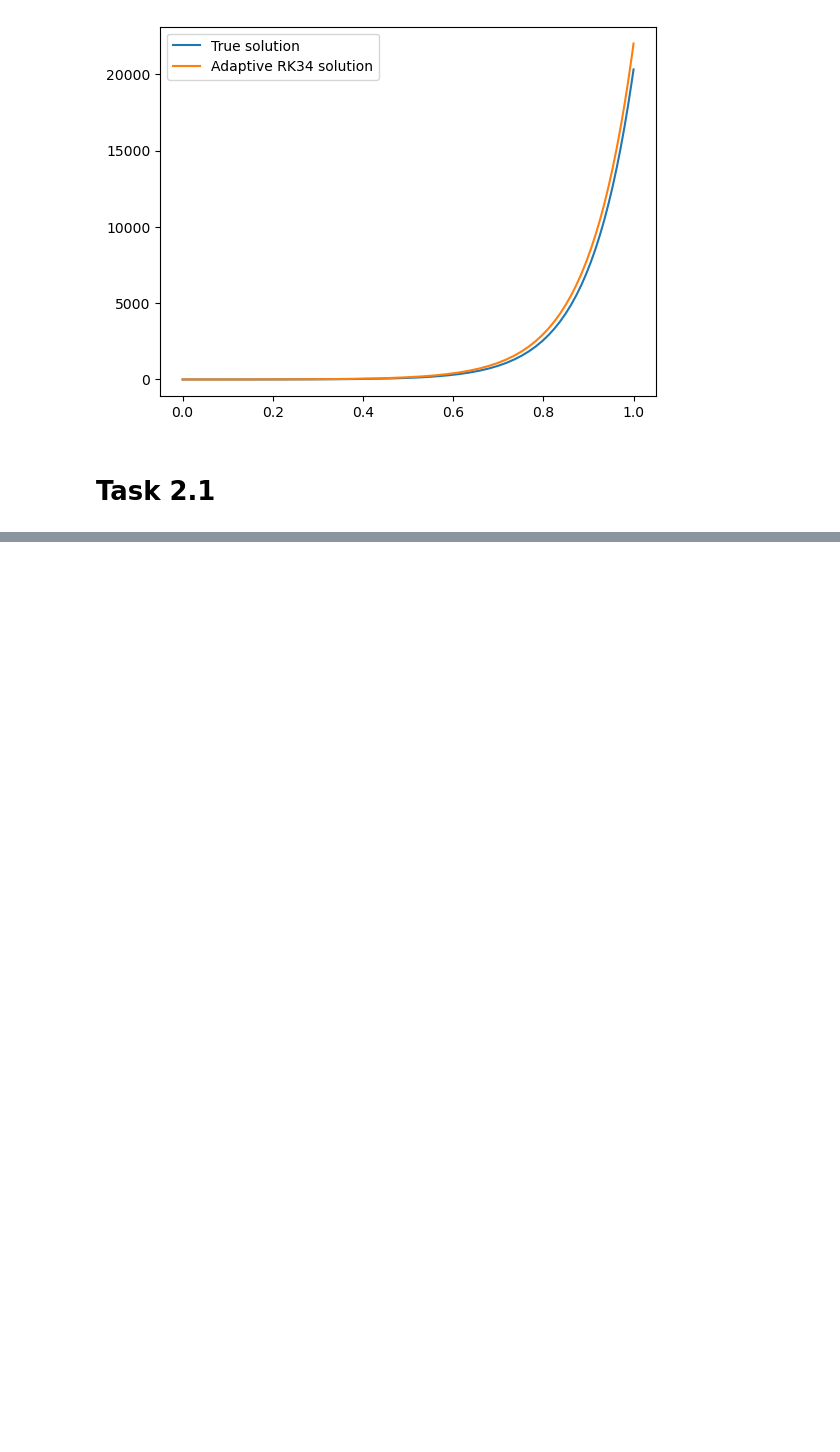
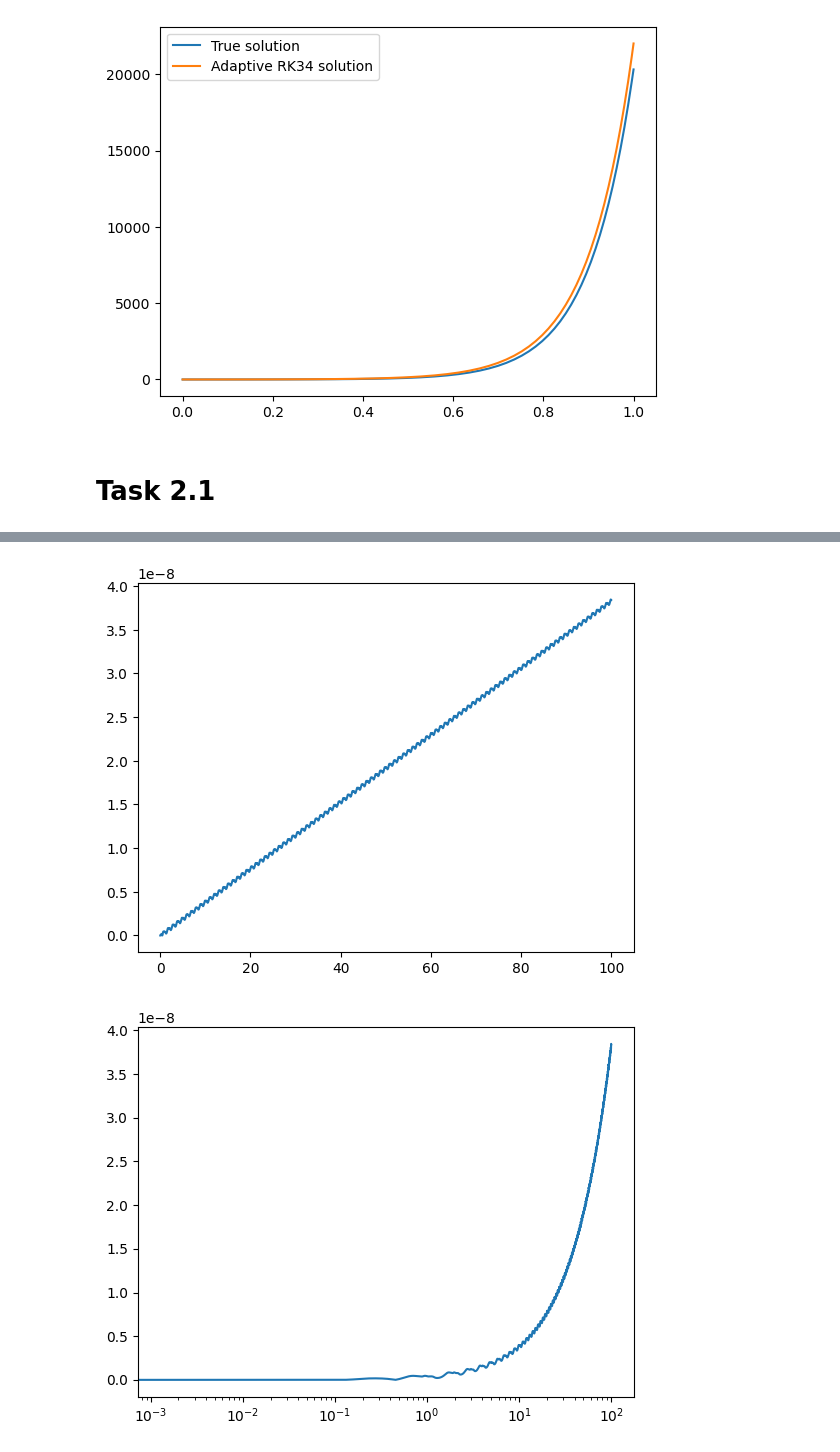
Before and after one commit to varepg/numerical-differential-equations, a Jupyter notebook: project1/project1.ipynb, the cells around one changed output, grey strips where cells are left out. Cells and saved outputs as stored; diff of their text form; code cells hidden in the pictures; blank space fills up the shorter version.

```diff
--- a/project1/project1.ipynb
+++ b/project1/project1.ipynb
@@ -71,0 +138,12 @@ plt.show()
+# %%
+plt.plot(t_grid, np.abs(H(x, y)/H(x0, y0) - 1))
+plt.show()
+plt.semilogx(t_grid, np.abs(H(x, y)/H(x0, y0) - 1))
+plt.show()
+plt.semilogy(t_grid, np.abs(H(x, y)/H(x0, y0) - 1))
+plt.show()
+plt.plot(t_grid, H(x, y))
+plt.show()
+# %% [output]
+[figure, added]
+[figure, added]
```
Also changed, not shown: parts of 5 cells of this notebook.
